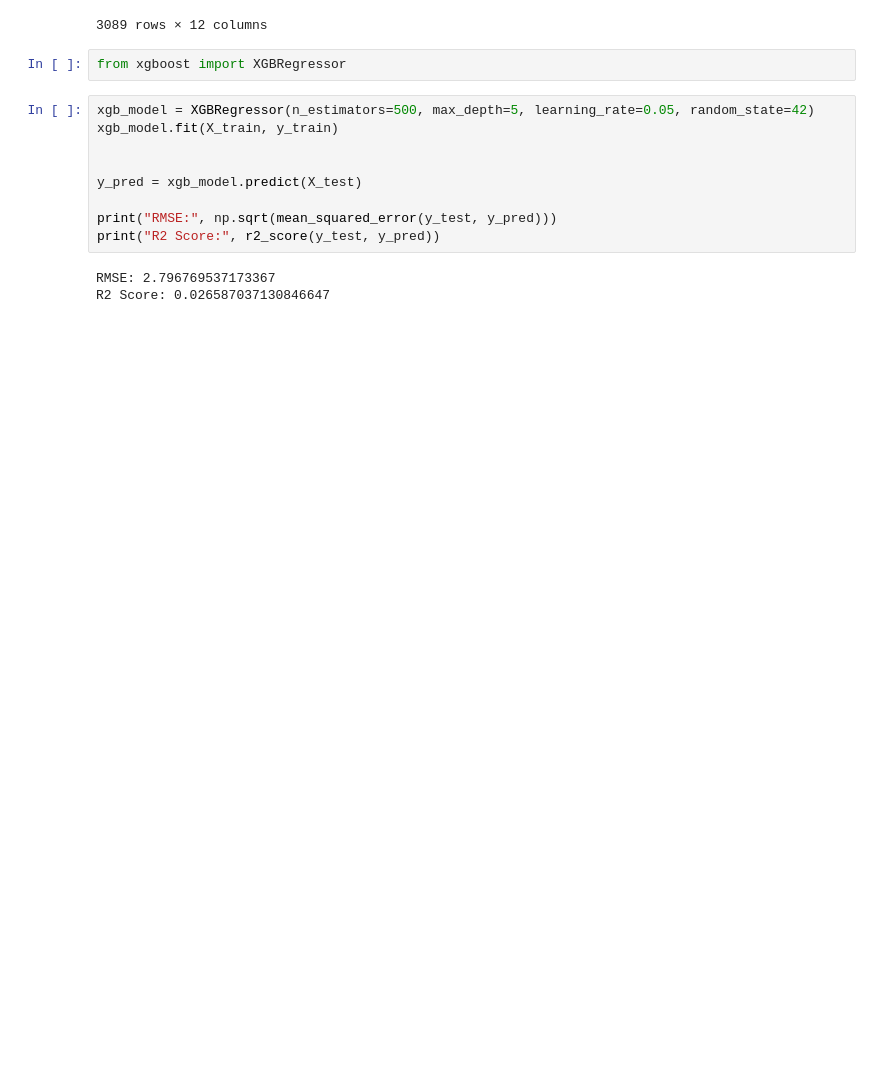
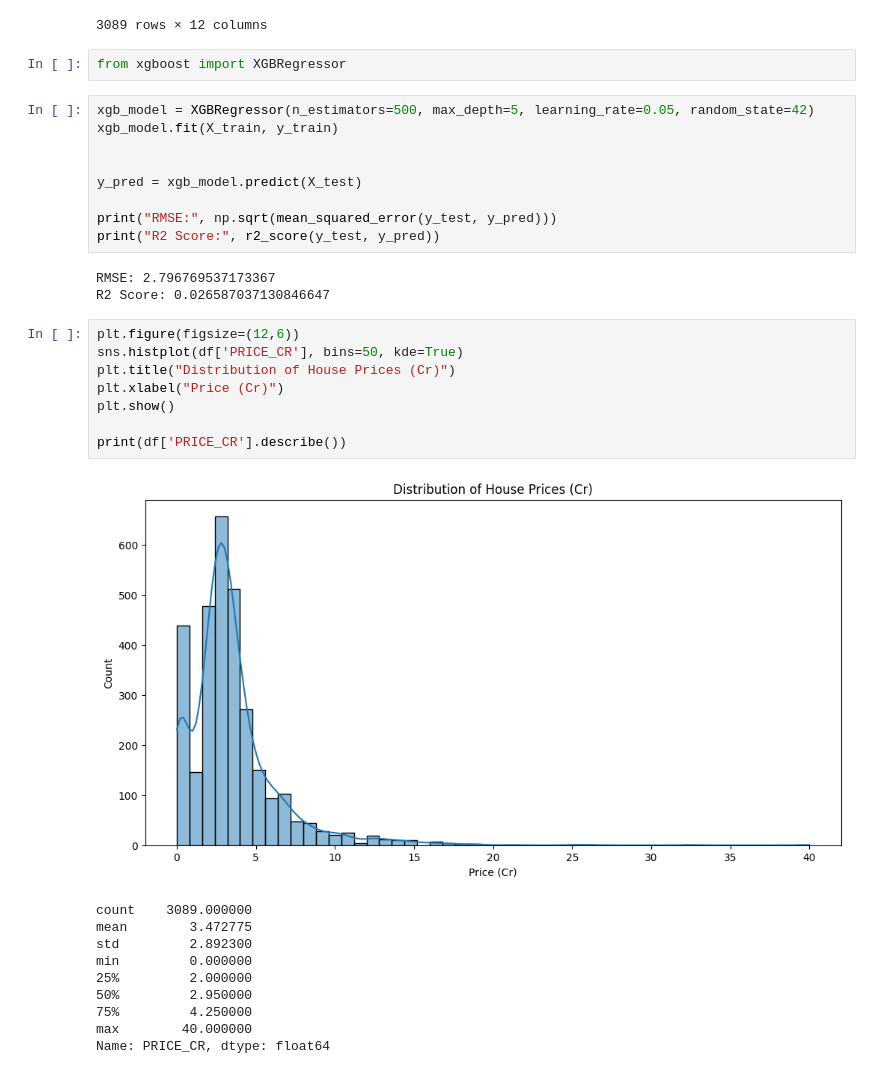
Before and after one commit to Kushal096/housePricePrediction, a Jupyter notebook: main.ipynb, the cells around one changed output. Saved outputs shown, nothing was run; the diff lists cells and outputs as text; blank space fills up the shorter version.

```diff
--- a/main.ipynb
+++ b/main.ipynb
@@ -556,3 +556,22 @@ print("R2 Score:", r2_score(y_test, y_pred))
 # %% [output]
 RMSE: 2.796769537173367
 R2 Score: 0.026587037130846647
+# %%
+plt.figure(figsize=(12,6))
+sns.histplot(df['PRICE_CR'], bins=50, kde=True)
+plt.title("Distribution of House Prices (Cr)")
+plt.xlabel("Price (Cr)")
+plt.show()
+
+print(df['PRICE_CR'].describe())
+# %% [output]
+[figure, added]
+count    3089.000000
+mean        3.472775
+std         2.892300
+min         0.000000
+25%         2.000000
+50%         2.950000
+75%         4.250000
+max        40.000000
+Name: PRICE_CR, dtype: float64
```
Also changed, not shown: parts of 2 cells of this notebook.
